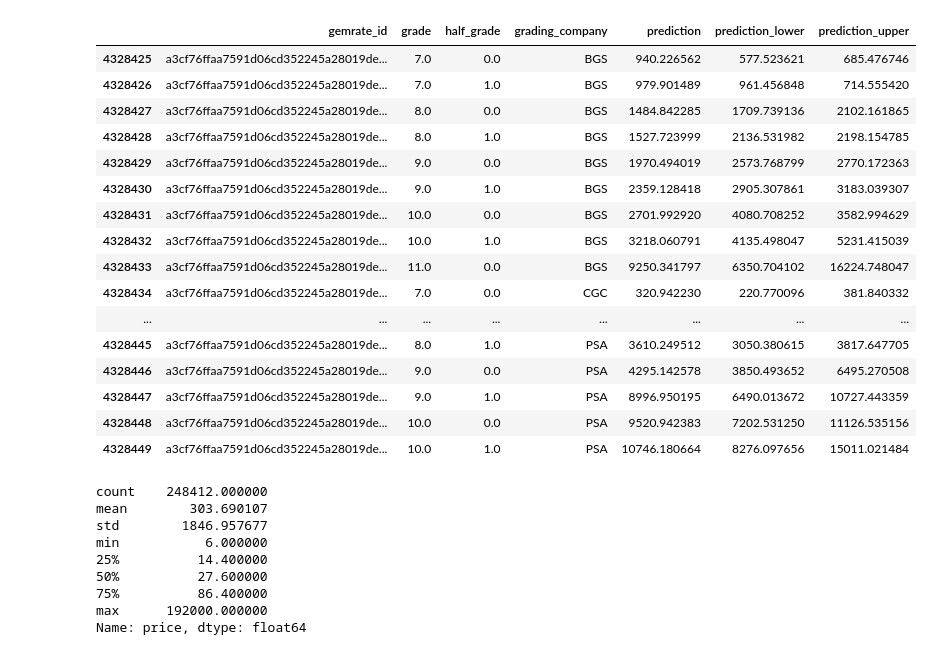
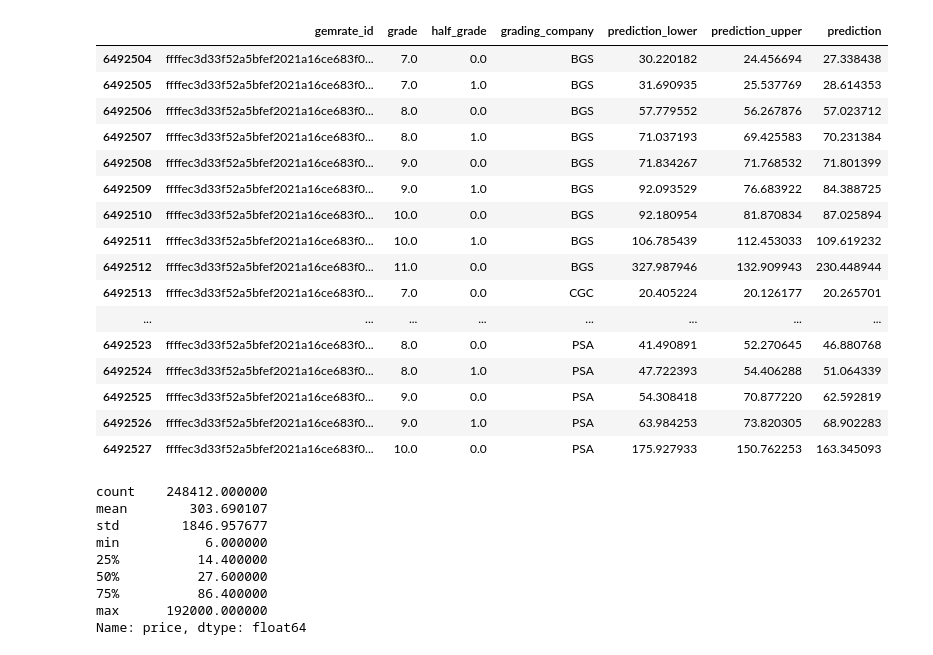
Before and after one commit to cshowley/card_history, a Jupyter notebook: test.ipynb, the cells around one changed output. Saved outputs shown, nothing was run; the diff lists cells and outputs as text; code cells hidden in the pictures.

```diff
--- a/test.ipynb
+++ b/test.ipynb
@@ -3,4 +3,4 @@ import pandas as pd
 import numpy as np
 import matplotlib.pyplot as plt
 # %%
-df = pd.read_parquet("sorted_predictions.parquet")
+df = pd.read_parquet("predictions_sorted.parquet")
@@ -7,23 +23,23 @@ df = pd.read_parquet("sorted_predictions.parquet")
 # %%
-df.loc[df["gemrate_id"] == "a3cf76ffaa7591d06cd352245a28019de2110cb9"]
+df.loc[df["gemrate_id"] == "ffffec3d33f52a5bfef2021a16ce683f01604177"]
 # %% [output]
-|  | gemrate_id | grade | half_grade | grading_company | prediction | prediction_lower | prediction_upper |
-| 4328425 | a3cf76ffaa7591d06cd352245a28019de... | 7.0 | 0.0 | BGS | 940.226562 | 577.523621 | 685.476746 |
-| 4328426 | a3cf76ffaa7591d06cd352245a28019de... | 7.0 | 1.0 | BGS | 979.901489 | 961.456848 | 714.555420 |
-| 4328427 | a3cf76ffaa7591d06cd352245a28019de... | 8.0 | 0.0 | BGS | 1484.842285 | 1709.739136 | 2102.161865 |
-| 4328428 | a3cf76ffaa7591d06cd352245a28019de... | 8.0 | 1.0 | BGS | 1527.723999 | 2136.531982 | 2198.154785 |
-| 4328429 | a3cf76ffaa7591d06cd352245a28019de... | 9.0 | 0.0 | BGS | 1970.494019 | 2573.768799 | 2770.172363 |
-| 4328430 | a3cf76ffaa7591d06cd352245a28019de... | 9.0 | 1.0 | BGS | 2359.128418 | 2905.307861 | 3183.039307 |
-| 4328431 | a3cf76ffaa7591d06cd352245a28019de... | 10.0 | 0.0 | BGS | 2701.992920 | 4080.708252 | 3582.994629 |
-| 4328432 | a3cf76ffaa7591d06cd352245a28019de... | 10.0 | 1.0 | BGS | 3218.060791 | 4135.498047 | 5231.415039 |
-| 4328433 | a3cf76ffaa7591d06cd352245a28019de... | 11.0 | 0.0 | BGS | 9250.341797 | 6350.704102 | 16224.748047 |
-| 4328434 | a3cf76ffaa7591d06cd352245a28019de... | 7.0 | 0.0 | CGC | 320.942230 | 220.770096 | 381.840332 |
+|  | gemrate_id | grade | half_grade | grading_company | prediction_lower | prediction_upper | prediction |
+| 6492504 | ffffec3d33f52a5bfef2021a16ce683f0... | 7.0 | 0.0 | BGS | 30.220182 | 24.456694 | 27.338438 |
+| 6492505 | ffffec3d33f52a5bfef2021a16ce683f0... | 7.0 | 1.0 | BGS | 31.690935 | 25.537769 | 28.614353 |
+| 6492506 | ffffec3d33f52a5bfef2021a16ce683f0... | 8.0 | 0.0 | BGS | 57.779552 | 56.267876 | 57.023712 |
+| 6492507 | ffffec3d33f52a5bfef2021a16ce683f0... | 8.0 | 1.0 | BGS | 71.037193 | 69.425583 | 70.231384 |
+| 6492508 | ffffec3d33f52a5bfef2021a16ce683f0... | 9.0 | 0.0 | BGS | 71.834267 | 71.768532 | 71.801399 |
+| 6492509 | ffffec3d33f52a5bfef2021a16ce683f0... | 9.0 | 1.0 | BGS | 92.093529 | 76.683922 | 84.388725 |
+| 6492510 | ffffec3d33f52a5bfef2021a16ce683f0... | 10.0 | 0.0 | BGS | 92.180954 | 81.870834 | 87.025894 |
+| 6492511 | ffffec3d33f52a5bfef2021a16ce683f0... | 10.0 | 1.0 | BGS | 106.785439 | 112.453033 | 109.619232 |
+| 6492512 | ffffec3d33f52a5bfef2021a16ce683f0... | 11.0 | 0.0 | BGS | 327.987946 | 132.909943 | 230.448944 |
+| 6492513 | ffffec3d33f52a5bfef2021a16ce683f0... | 7.0 | 0.0 | CGC | 20.405224 | 20.126177 | 20.265701 |
 | ... | ... | ... | ... | ... | ... | ... | ... |
-| 4328445 | a3cf76ffaa7591d06cd352245a28019de... | 8.0 | 1.0 | PSA | 3610.249512 | 3050.380615 | 3817.647705 |
-| 4328446 | a3cf76ffaa7591d06cd352245a28019de... | 9.0 | 0.0 | PSA | 4295.142578 | 3850.493652 | 6495.270508 |
-| 4328447 | a3cf76ffaa7591d06cd352245a28019de... | 9.0 | 1.0 | PSA | 8996.950195 | 6490.013672 | 10727.443359 |
-| 4328448 | a3cf76ffaa7591d06cd352245a28019de... | 10.0 | 0.0 | PSA | 9520.942383 | 7202.531250 | 11126.535156 |
-| 4328449 | a3cf76ffaa7591d06cd352245a28019de... | 10.0 | 1.0 | PSA | 10746.180664 | 8276.097656 | 15011.021484 |
+| 6492523 | ffffec3d33f52a5bfef2021a16ce683f0... | 8.0 | 0.0 | PSA | 41.490891 | 52.270645 | 46.880768 |
+| 6492524 | ffffec3d33f52a5bfef2021a16ce683f0... | 8.0 | 1.0 | PSA | 47.722393 | 54.406288 | 51.064339 |
+| 6492525 | ffffec3d33f52a5bfef2021a16ce683f0... | 9.0 | 0.0 | PSA | 54.308418 | 70.877220 | 62.592819 |
+| 6492526 | ffffec3d33f52a5bfef2021a16ce683f0... | 9.0 | 1.0 | PSA | 63.984253 | 73.820305 | 68.902283 |
+| 6492527 | ffffec3d33f52a5bfef2021a16ce683f0... | 10.0 | 0.0 | PSA | 175.927933 | 150.762253 | 163.345093 |
 # %%
 df = pd.read_parquet("fanatics_cleaned.parquet")
 # %%
```
Also changed, not shown: parts of 1 cell of this notebook, 5 other files.
